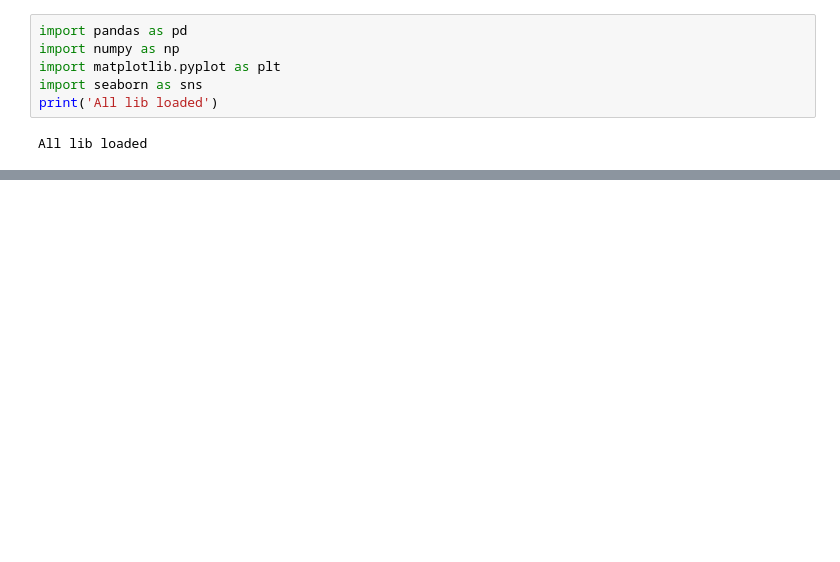
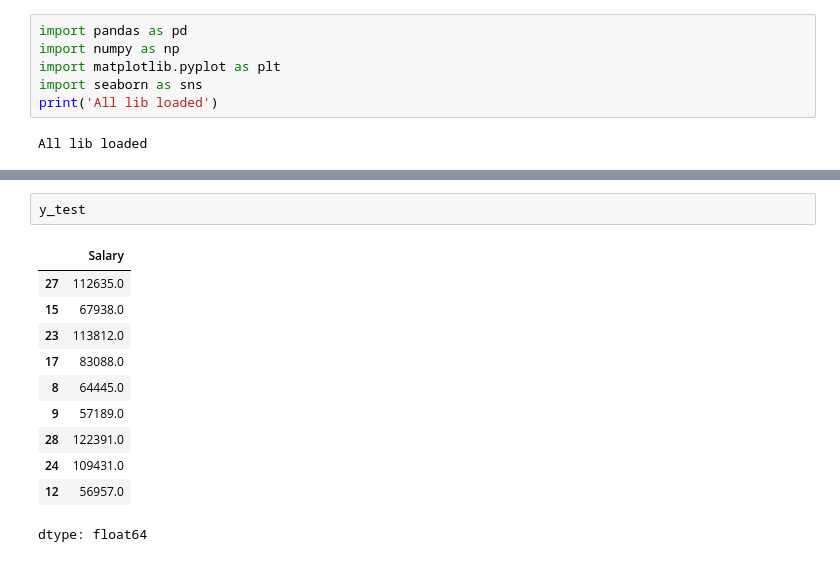
Before and after one commit to vijaykumarharakuni/mllearning, a Jupyter notebook: ML_Day1.ipynb, the cells around one changed output, grey strips where cells are left out. Saved outputs shown, nothing was run; the diff lists cells and outputs as text; blank space fills up the shorter version.

```diff
--- a/ML_Day1.ipynb
+++ b/ML_Day1.ipynb
@@ -26,0 +81,14 @@ from sklearn.model_selection import train_test_split
+# %%
+y_test
+# %% [output]
+|  | Salary |
+| 27 | 112635.0 |
+| 15 | 67938.0 |
+| 23 | 113812.0 |
+| 17 | 83088.0 |
+| 8 | 64445.0 |
+| 9 | 57189.0 |
+| 28 | 122391.0 |
+| 24 | 109431.0 |
+| 12 | 56957.0 |
+dtype: float64
```
Also changed, not shown: parts of 15 cells of this notebook.
